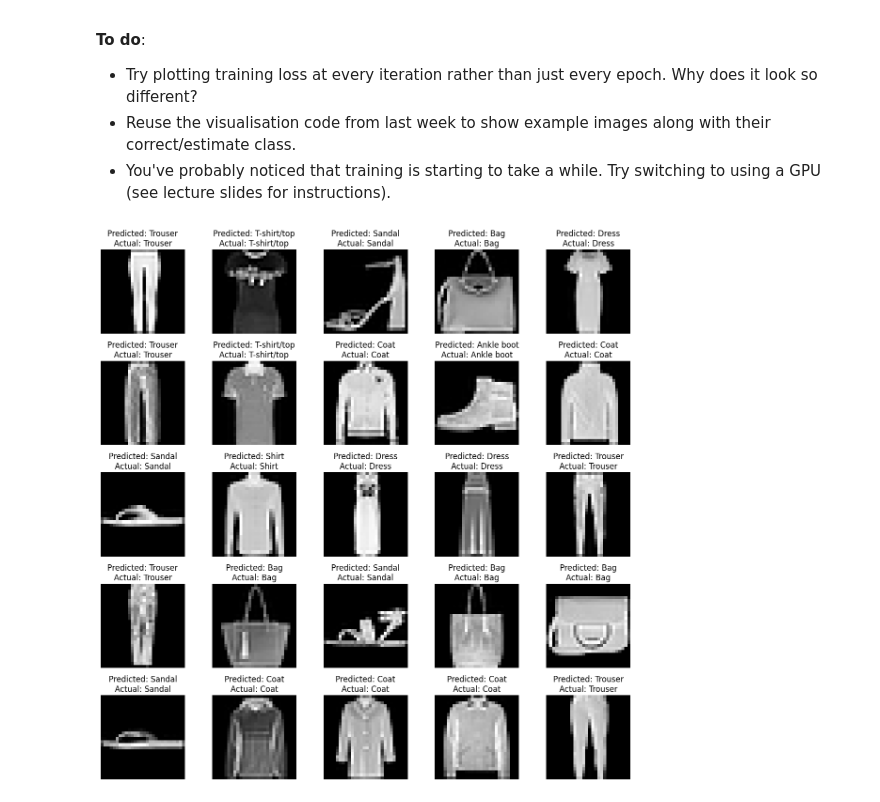
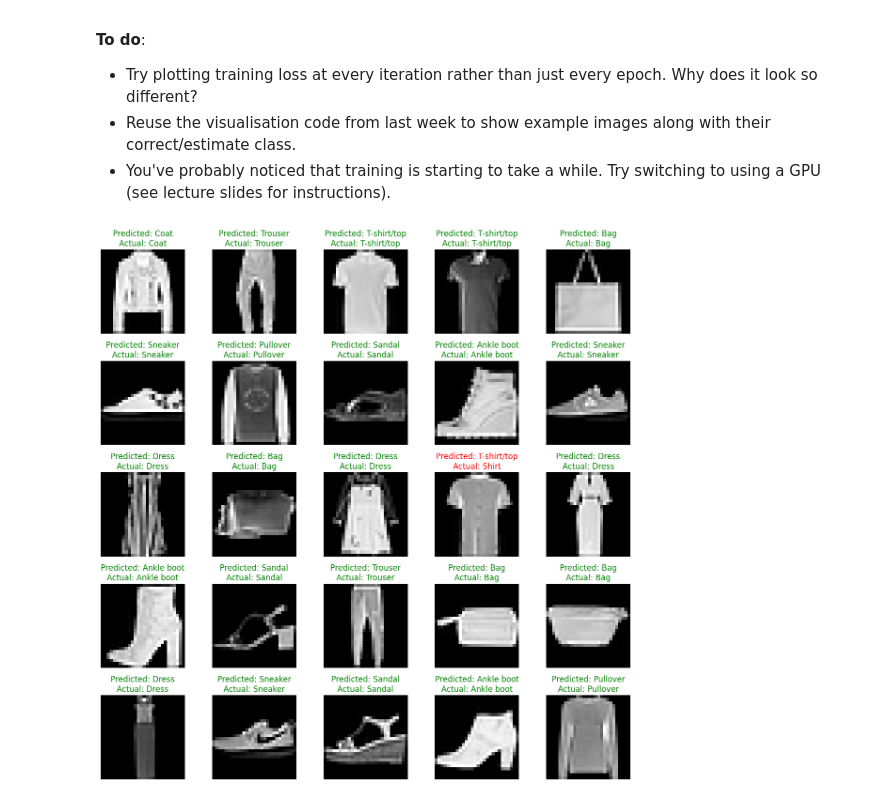
Before and after one commit to dont-text-me/INT3-work, a Jupyter notebook: week-9/PADL_Week_9.ipynb, the cells around one changed output. Saved outputs shown, nothing was run; the diff lists cells and outputs as text; code cells hidden in the pictures.

```diff
--- a/week-9/PADL_Week_9.ipynb
+++ b/week-9/PADL_Week_9.ipynb
@@ -177,20 +177,24 @@ Now create a CNN to try to solve this classification problem. You could use the
 # Instantiate the model - this initialises all weights and biases
 relu = torch.nn.ReLU()
 model = torch.nn.Sequential(
-    torch.nn.Conv2d(in_channels=1, out_channels=6, kernel_size=3, stride=1, padding=1),
+    torch.nn.Conv2d(in_channels=1, out_channels=3, kernel_size=3, stride=1, padding=1),
     relu,
-    torch.nn.Conv2d(in_channels=6, out_channels=6, kernel_size=3, stride=1, padding=1),
+    torch.nn.BatchNorm2d(3),
+    torch.nn.Conv2d(in_channels=3, out_channels=3, kernel_size=3, stride=1, padding=1),
     relu,
+    torch.nn.BatchNorm2d(3),
     torch.nn.MaxPool2d(kernel_size=2, stride=2),
-    torch.nn.Conv2d(in_channels=6, out_channels=12, kernel_size=3, padding=1),
+    torch.nn.Conv2d(in_channels=3, out_channels=6, kernel_size=3, padding=1),
     relu,
-    torch.nn.Conv2d(in_channels=12, out_channels=12, kernel_size=3, padding=1),
+    torch.nn.BatchNorm2d(6),
+    torch.nn.Conv2d(in_channels=6, out_channels=6, kernel_size=3, padding=1),
     relu,
+    torch.nn.BatchNorm2d(6),
     torch.nn.MaxPool2d(kernel_size=2, stride=2),
     torch.nn.Flatten(),
-    torch.nn.Linear(12 * 7 * 7, 32),
+    torch.nn.Linear(6 * 7 * 7, 16),
     relu,
-    torch.nn.Linear(32, len(classes)),
+    torch.nn.Linear(16, len(classes)),
 ).to("mps")
 
 # Decide what loss function to use
@@ -334,14 +338,17 @@ What do you make of the plots? Has training converged yet? Is your model too pow
 # %%
 fig = plt.figure(figsize=(12, 12))
 imgs, labels = next(iter(test_loader))
 predictions = torch.argmax(model(imgs.to("mps")), 1)
 for idx, (img, label, prediction) in enumerate(
     zip(imgs[0:25], labels[0:25], predictions[0:25])
 ):
     fig.add_subplot(5, 5, idx + 1)
-    plt.title(f"Predicted: {classes[prediction]}\nActual: {classes[label]}")
+    plt.title(
+        f"Predicted: {classes[prediction]}\nActual: {classes[label]}",
+        color="green" if prediction == label else "red",
+    )
     plt.axis("off")
     plt.imshow(img.squeeze(0), cmap="gray")
 fig.tight_layout()  # improve spacing
 # %% [output]
-[figure, old version]
+[figure, new version]
```
Also changed, not shown: parts of 4 cells of this notebook.
